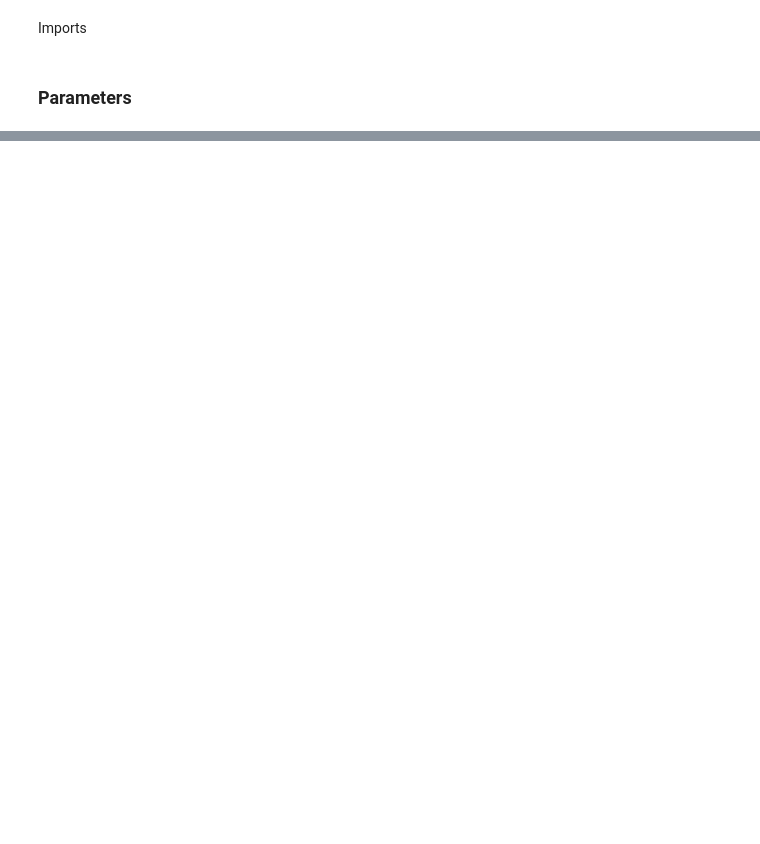
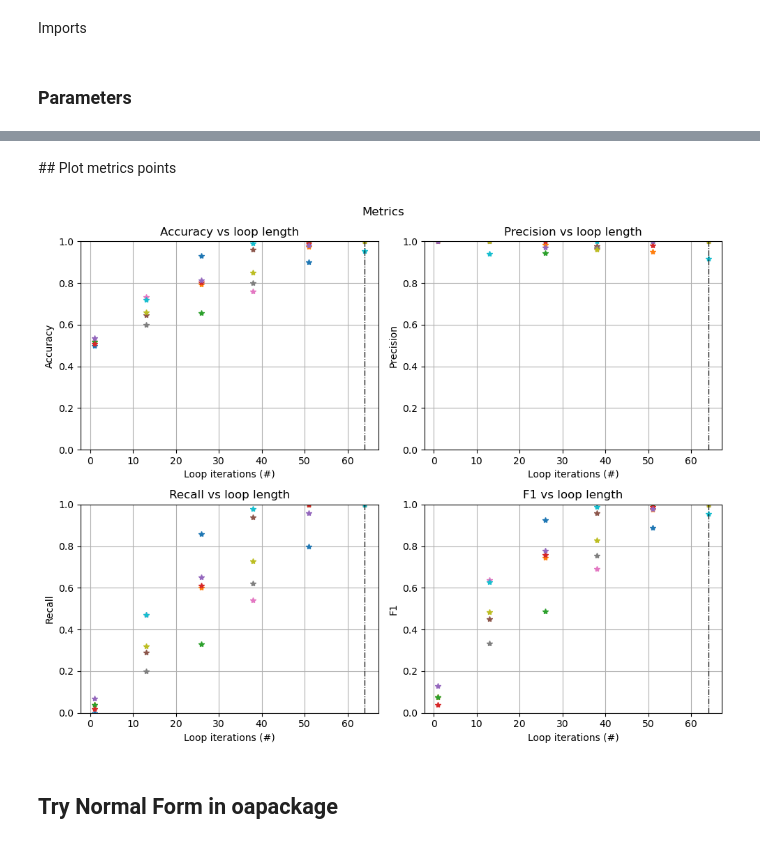
Before and after one commit to marcoguerra192/tmvb, a Jupyter notebook: AlgorithmBenchmark.ipynb, the cells around one changed output, grey strips where cells are left out. Saved outputs shown, nothing was run; the diff lists cells and outputs as text; code cells hidden in the pictures; blank space fills up the shorter version.

```diff
--- a/AlgorithmBenchmark.ipynb
+++ b/AlgorithmBenchmark.ipynb
@@ -53,0 +507,5 @@ One goal would be to identify whether the exact complexity is greater or smaller
+# %%
+AAcc = []
+APrec = []
+ARec = []
+AF1s = []
@@ -53,0 +514,4 @@ One goal would be to identify whether the exact complexity is greater or smaller
+# %%
+loopLengths = np.linspace(1,2**d, num=6, dtype=int).tolist()
+
+loopLengths
@@ -53,0 +672,55 @@ One goal would be to identify whether the exact complexity is greater or smaller
+# %% [markdown]
+## Plot metrics points
+# %%
+fig, axs = plt.subplots(2, 2, figsize=(10, 8))  # Adjust figsize as needed
+fig.suptitle('Metrics')
+
+# Access each subplot by indexing
+axs[0, 0].set_title('Accuracy vs loop length')
+for i,l in enumerate(loopLengths):
+    for vals in AAcc[i]:
+        axs[0, 0].plot(l, vals, '*')
+axs[0,0].grid()
+axs[0,0].axvline(x=2**d, color='k', linestyle='-.', linewidth=.9)
+axs[0,0].set_xlabel('Loop iterations (#)')
+axs[0,0].set_ylabel('Accuracy')
+axs[0,0].set_ylim(0.0,1.0);
+
+axs[0, 1].set_title('Precision vs loop length')
+for i,l in enumerate(loopLengths):
+    for vals in APrec[i]:
+        axs[0, 1].plot(l, vals, '*')
+
+axs[0, 1].grid()
+axs[0,1].axvline(x=2**d, color='k', linestyle='-.', linewidth=.9)
+axs[0,1].set_xlabel('Loop iterations (#)')
+axs[0,1].set_ylabel('Precision')
+axs[0,1].set_ylim(0.0,1.0);
+
+
+axs[1, 0].set_title('Recall vs loop length')
+for i,l in enumerate(loopLengths):
+    for vals in ARec[i]:
+        axs[1, 0].plot(l, vals, '*')
+axs[1,0].grid()
+axs[1,0].axvline(x=2**d, color='k', linestyle='-.', linewidth=.9)
+axs[1,0].set_xlabel('Loop iterations (#)')
+axs[1,0].set_ylabel('Recall')
+axs[1,0].set_ylim(0.0,1.0);
+
+axs[1, 1].set_title('F1 vs loop length')
+for i,l in enumerate(loopLengths):
+    for vals in AF1s[i]:
+        axs[1, 1].plot(l, vals, '*')
+axs[1, 1].grid()
+axs[1,1].axvline(x=2**d, color='k', linestyle='-.', linewidth=.9)
+axs[1,1].set_xlabel('Loop iterations (#)')
+axs[1,1].set_ylabel('F1')
+axs[1,1].set_ylim(0.0,1.0);
+
+
+plt.tight_layout()
+# %% [output]
+[figure, added]
+# %% [markdown]
+## Try Normal Form in oapackage
```
Also changed, not shown: parts of 57 cells of this notebook, 7 other files.
